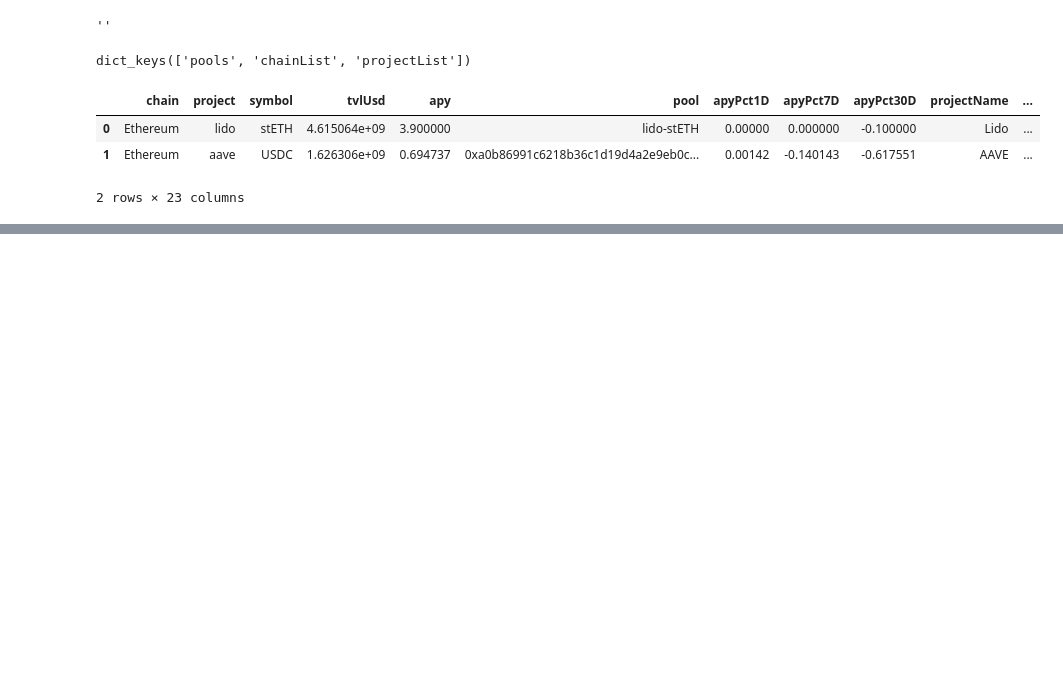
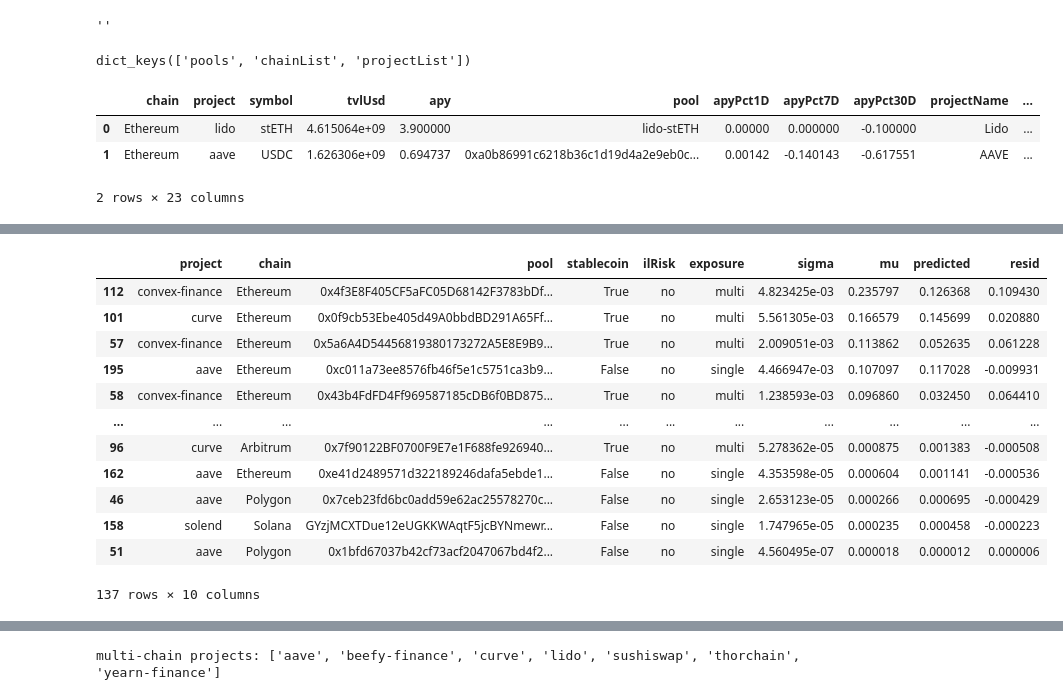
Before and after one commit to 0x-bear/charts, a Jupyter notebook: analyze.ipynb, the cells around one changed output, grey strips where cells are left out. Cells and saved outputs as stored; diff of their text form; code cells hidden in the pictures; blank space fills up the shorter version.

```diff
--- a/analyze.ipynb
+++ b/analyze.ipynb
@@ -98,0 +160,23 @@ plt.show()
+# %%
+display(df_filtered.head(1))
+variables = ['sigma', 'chain','projectName']
+# variables = df_filtered.columns
+
+for var in variables:
+    plt.figure()
+    categorical = type(df_filtered.loc[:,var].values[0])==str
+    ax = sns.regplot(x=var, y='mu', data=df_filtered, logistic=False\
+        , fit_reg=False if categorical else True, color='blue', scatter_kws={'alpha':0.05})
+    ax.set_title(f'mu vs {var}')
+    if categorical:
+        plt.draw()
+        xt = ax.get_xticklabels()
+        xl = plt.xlim()
+        for i,t in enumerate(xt):
+            t.set_rotation(30)
+            t.set_horizontalalignment('right')
+        ax.xaxis.set_major_locator(mticker.FixedLocator(ax.get_xticks()))
+        ax.set_xticklabels(xt)
+        plt.xlim(xl[0],xl[1])
+        # plt.draw()
+plt.show()
@@ -98,0 +194,14 @@ plt.show()
+# %%
+df_filtered = df.loc[df.tvlUsd>=minTVL,:]
+drop_cols = []
+# one_hot = pd.get_dummies(df_filtered['chain'],drop_first=True)
+# df_filtered = df_filtered.drop('chain',axis = 1)
+# df_filtered = df_filtered.join(one_hot)
+# display(df_filtered.columns)
+
+# regressor = sklearn.linear_model.LinearRegression()
+# x = df_filtered[['sigma','Avalanche', 'Binance',\
+#        'Bitcoin', 'Ethereum', 'Fantom', 'Optimism', 'Osmosis', 'Polygon',\
+#        'Solana']]
+# model = sm.OLS(df_filtered.mu, df_filtered[['sigma','chain']])
+display(df_filtered.columns)
@@ -98,0 +341,21 @@ plt.show()
+# %%
+df_filtered.loc[:,'predicted']=r.fittedvalues
+df_filtered.loc[:,'resid']=r.resid
+df_filtered = df_filtered.sort_values(by='mu',ascending=False)
+display(df_filtered.loc[(df_filtered.chain!='Binance') & (df_filtered.project!='gmx') & (df_filtered.ilRisk=='no')\
+    ,['project','chain','pool','stablecoin','ilRisk','exposure','sigma','mu','predicted','resid']])
+print('interesting aave pool: {}'.format(df_filtered.pool.loc[(abs(df_filtered.mu-0.107097)<=0.000005)].values[0]))
+# %% [output]
+|  | project | chain | pool | stablecoin | ilRisk | exposure | sigma | mu | predicted | resid |
+| 112 | convex-finance | Ethereum | 0x4f3E8F405CF5aFC05D68142F3783bDf... | True | no | multi | 4.823425e-03 | 0.235797 | 0.126368 | 0.109430 |
+| 101 | curve | Ethereum | 0x0f9cb53Ebe405d49A0bbdBD291A65Ff... | True | no | multi | 5.561305e-03 | 0.166579 | 0.145699 | 0.020880 |
+| 57 | convex-finance | Ethereum | 0x5a6A4D54456819380173272A5E8E9B9... | True | no | multi | 2.009051e-03 | 0.113862 | 0.052635 | 0.061228 |
+| 195 | aave | Ethereum | 0xc011a73ee8576fb46f5e1c5751ca3b9... | False | no | single | 4.466947e-03 | 0.107097 | 0.117028 | -0.009931 |
+| 58 | convex-finance | Ethereum | 0x43b4FdFD4Ff969587185cDB6f0BD875... | True | no | multi | 1.238593e-03 | 0.096860 | 0.032450 | 0.064410 |
+| ... | ... | ... | ... | ... | ... | ... | ... | ... | ... | ... |
+| 96 | curve | Arbitrum | 0x7f90122BF0700F9E7e1F688fe926940... | True | no | multi | 5.278362e-05 | 0.000875 | 0.001383 | -0.000508 |
+| 162 | aave | Ethereum | 0xe41d2489571d322189246dafa5ebde1... | False | no | single | 4.353598e-05 | 0.000604 | 0.001141 | -0.000536 |
+| 46 | aave | Polygon | 0x7ceb23fd6bc0add59e62ac25578270c... | False | no | single | 2.653123e-05 | 0.000266 | 0.000695 | -0.000429 |
+| 158 | solend | Solana | GYzjMCXTDue12eUGKKWAqtF5jcBYNmewr... | False | no | single | 1.747965e-05 | 0.000235 | 0.000458 | -0.000223 |
+| 51 | aave | Polygon | 0x1bfd67037b42cf73acf2047067bd4f2... | False | no | single | 4.560495e-07 | 0.000018 | 0.000012 | 0.000006 |
+137 rows × 10 columns
@@ -98,0 +363,6 @@ plt.show()
+# %%
+gb = df_filtered.groupby(['project'])['chain'].describe()['unique']>1
+multiChain = gb.loc[gb.values==True].keys().tolist()
+print('multi-chain projects: {}'.format(multiChain))
+# %% [output]
+multi-chain projects: ['aave', 'beefy-finance', 'curve', 'lido', 'sushiswap', 'thorchain', 'yearn-finance']
```
Also changed, not shown: parts of 17 cells of this notebook.
